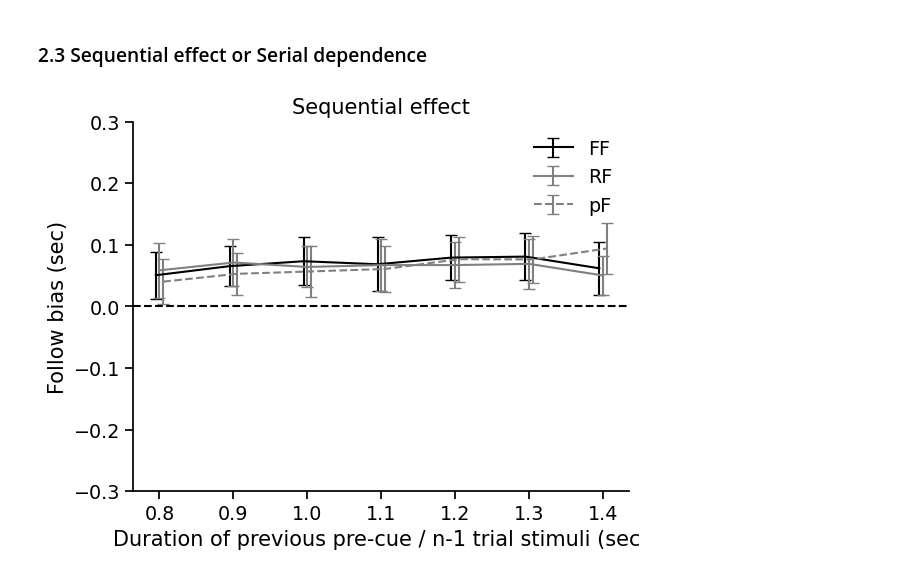
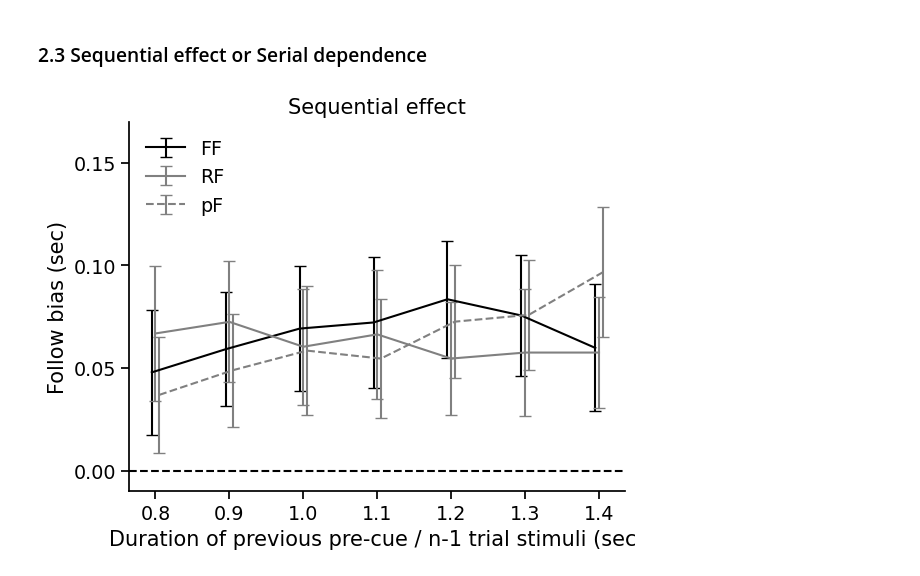
Before and after one commit to msenselab/seq_reproduction, a Jupyter notebook: data_analysis/code/dataAna.ipynb, the cells around one changed output. Saved outputs shown, nothing was run; the diff lists cells and outputs as text; code cells hidden in the pictures.

```diff
--- a/data_analysis/code/dataAna.ipynb
+++ b/data_analysis/code/dataAna.ipynb
@@ -818,35 +825,36 @@ seqFlwTaskAll = seqFlwTaskPar.groupby(['preTask', 'preDur']).\
     agg({"curBias":["count","mean","sem"]}).reset_index()
 seqFlwTaskAll.columns = ['preTask', 'preDur', 'count', 'mBias','seBias']
 # print(seqFlwTaskAll)
 
 # plot sequential effect between FF and RF
 data_FF = seqFlwTaskAll.query('preTask=="following"')
 data_RF = seqFlwTaskAll.query('preTask=="reproduction"')
 data_pF = dataFlw.query('curTask=="following"').\
     groupby(['nPar','curPreCueDur']).curBias.mean().reset_index().\
     groupby(['curPreCueDur']).agg({"curBias":["count","mean","sem"]}).reset_index()
 data_pF.columns = ['curPreCueDur', 'count', 'mBias','seBias']
 
 fig, ax = plt.subplots()
 ax.errorbar(data_FF.preDur-0.005, data_FF.mBias, data_FF.seBias,
              color='black', capsize=4, label='FF')
 ax.errorbar(data_RF.preDur, data_RF.mBias, data_RF.seBias,
              color='grey', capsize=4, label='RF')
 ax.errorbar(data_pF.curPreCueDur+0.005, data_pF.mBias, data_pF.seBias,
              color='grey', capsize=4, label='pF', linestyle='--')
 plt.axhline(y=0, color='black', linestyle='--')
-plt.ylim(-0.3, 0.3)
 plt.xticks(data_FF.preDur)
+plt.yticks(np.arange(-0.05, 0.18, 0.05))
+plt.ylim(-0.01, 0.17)
 plt.xlabel('Duration of previous pre-cue / n-1 trial stimuli (sec)')
 plt.ylabel('Follow bias (sec)')
 plt.title('Sequential effect')
 plt.legend(frameon=False)
 ax.spines['top'].set_visible(False)
 ax.spines['right'].set_visible(False)
 
 plt.savefig(figsDir + '/SeqEff_FFvsRF.png', bbox_inches='tight')
 # %% [output]
-[figure, old version]
+[figure, new version]
 # %%
 # calculate SDI and plot
 dataFF = dataFlw_pre.query('preTask=="following"')
```
Also changed, not shown: parts of 24 cells of this notebook, 33 other files.
